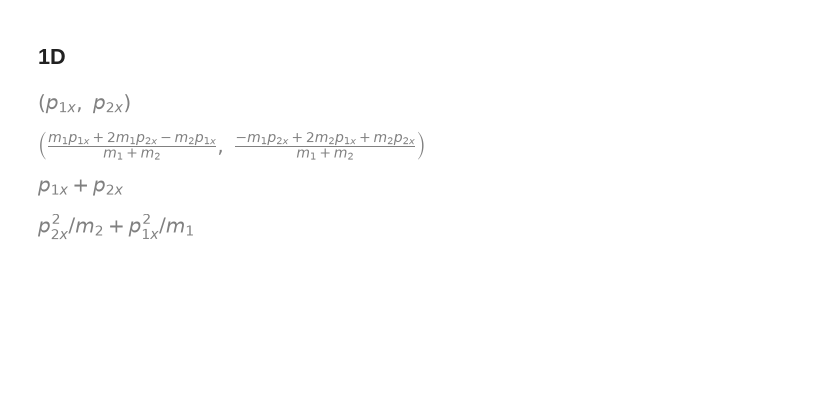
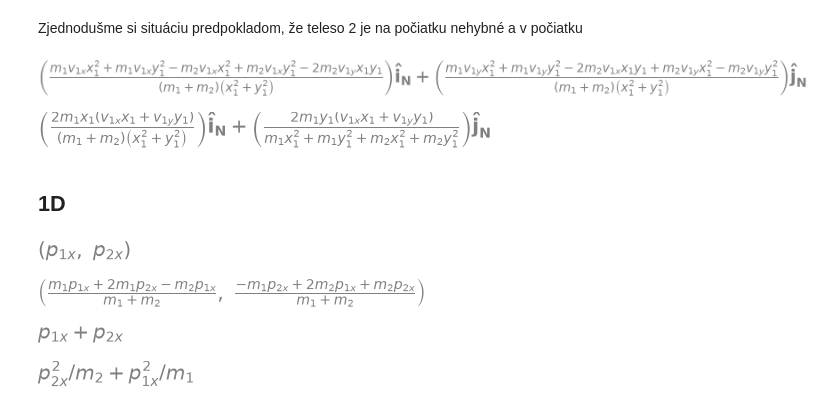
Before and after one commit to emil-varga/mechanika, a Jupyter notebook: python/notebooks/09_pruzna_zrazka.ipynb, the cells around one changed output. Cells and saved outputs as stored; diff of their text form; code cells hidden in the pictures; blank space fills up the shorter version.

```diff
--- a/python/notebooks/09_pruzna_zrazka.ipynb
+++ b/python/notebooks/09_pruzna_zrazka.ipynb
@@ -46,3 +64,14 @@ u1_sol.simplify()
+# %% [markdown]
+Zjednodušme si situáciu predpokladom, že teleso 2 je na počiatku nehybné a v počiatku
+# %%
+substituce = [(v2x, 0), (v2y, 0), (x2, 0), (y2, 0)]
+u1_sol.subs(substituce).simplify()
+# %% [output]
+[figure, added]
+# %%
+u2_sol.subs(substituce).simplify()
+# %% [output]
+[figure, added]
 # %% [markdown]
 ## 1D
 # %%
```
Also changed, not shown: parts of 11 cells of this notebook, 1 other file.
